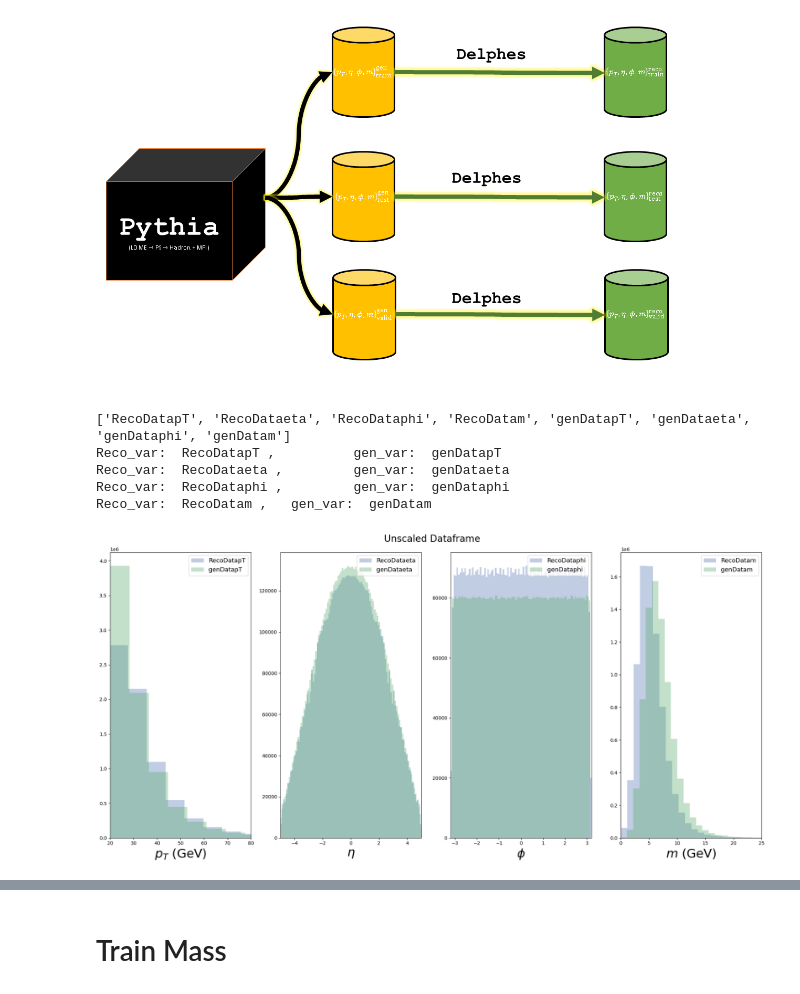
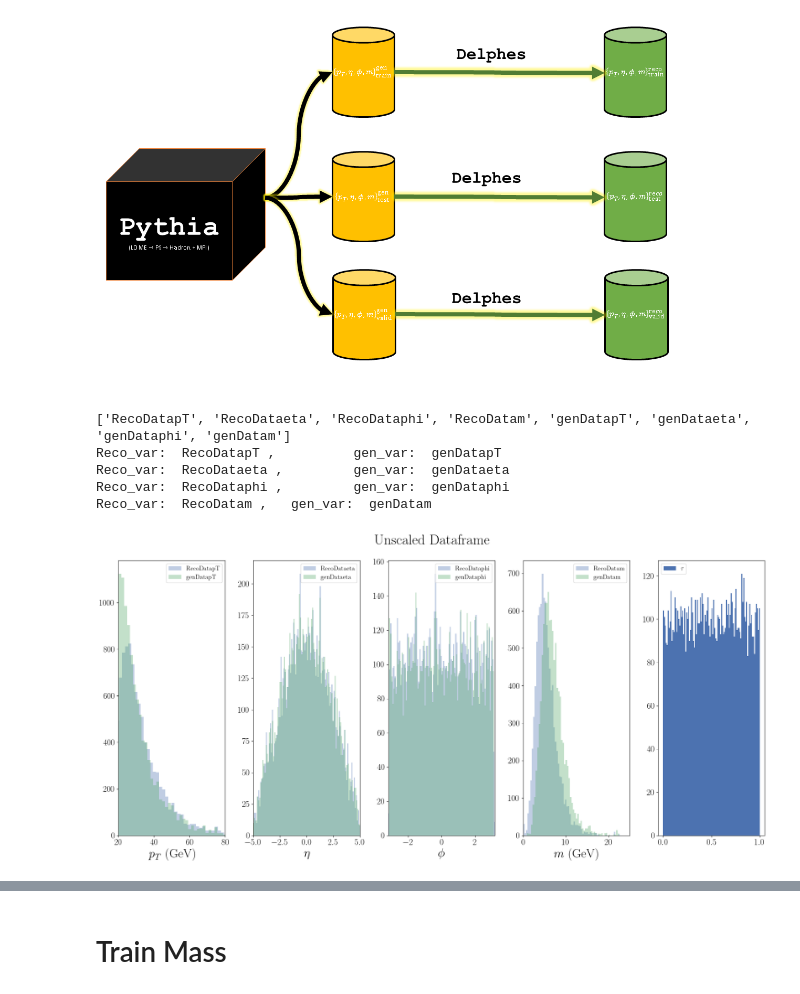
Before and after one commit to AliAlkadhim/torchQN, a Jupyter notebook: Braden_Scaling_TrainEval_Mass.ipynb, the cells around one changed output, grey strips where cells are left out. Saved outputs shown, nothing was run; the diff lists cells and outputs as text; code cells hidden in the pictures.

```diff
--- a/Braden_Scaling_TrainEval_Mass.ipynb
+++ b/Braden_Scaling_TrainEval_Mass.ipynb
@@ -162,19 +164,26 @@ loss_y_label_dict ={'RecoDatapT':'$p_T^{reco}$',
 # %%
 all_variable_cols=['genDatapT', 'genDataeta', 'genDataphi', 'genDatam','RecoDatapT', 'RecoDataeta', 'RecoDataphi', 'RecoDatam']
 all_cols=['genDatapT', 'genDataeta', 'genDataphi', 'genDatam','RecoDatapT', 'RecoDataeta', 'RecoDataphi', 'RecoDatam', 'tau']
+################################### Load unscaled dataframes ###################################
+SUBSAMPLE=int(1e4)
 train_data=pd.read_csv(os.path.join(DATA_DIR,'train_data_10M_2.csv'),
-                      usecols=all_cols)
+                      usecols=all_cols,
+                      nrows=SUBSAMPLE
+                      )
 
 test_data=pd.read_csv(os.path.join(DATA_DIR,'test_data_10M_2.csv'),
-                      usecols=all_cols)
+                      usecols=all_cols,
+                     nrows=SUBSAMPLE
+                     )
 # %%
 def explore_data(df, title, scaled=False):
-    fig, ax = plt.subplots(1,4, figsize=(20,10) )
+    fig, ax = plt.subplots(1,5, figsize=(20,10) )
     # df = df[['genDatapT', 'genDataeta', 'genDataphi', 'genDatam','RecoDatapT', 'RecoDataeta', 'RecoDataphi', 'RecoDatam']]
     levels = ['RecoData', 'genData']
     kinematics=['pT','eta','phi','m']
     columns = [level+k for level in levels for k in kinematics]
     print(columns)
+    columns = columns + ['tau']
     df = df[columns]
 
     for k_i, k in enumerate(kinematics):
@@ -187,21 +196,26 @@ def explore_data(df, title, scaled=False):
         xlabel=FIELDS[Reco_var]['xlabel']
         ax[k_i].set_xlim( (xmin, xmax) )
         ax[k_i].set_xlabel(xlabel,fontsize=26)
+
+
+
         if scaled:
-            ax[k_i].set_xlim( (0,1) )
+            ax[k_i].set_xlim(df[gen_var].min(),df[gen_var].max() )
 
         ax[k_i].legend(loc='best', fontsize=13)
-    fig.suptitle(title, fontsize=20)
+    ax[4].hist(df['tau'],bins=100, label=r'$\tau$')
+    ax[4].legend(loc='best', fontsize=13)
+    fig.suptitle(title, fontsize=30)
     plt.tight_layout();plt.show()
 # %%
-explore_data(train_data, title='Unscaled Dataframe')
+explore_data(df=train_data, title='Unscaled Dataframe')
 # %% [output]
 ['RecoDatapT', 'RecoDataeta', 'RecoDataphi', 'RecoDatam', 'genDatapT', 'genDataeta', 'genDataphi', 'genDatam']
 Reco_var:  RecoDatapT ,          gen_var:  genDatapT
 Reco_var:  RecoDataeta ,         gen_var:  genDataeta
 Reco_var:  RecoDataphi ,         gen_var:  genDataphi
 Reco_var:  RecoDatam ,   gen_var:  genDatam
-[figure, old version]
+[figure, new version]
 # %%
 print(train_data.shape)
 train_data.describe()#unscaled
```
Also changed, not shown: parts of 21 cells of this notebook.
